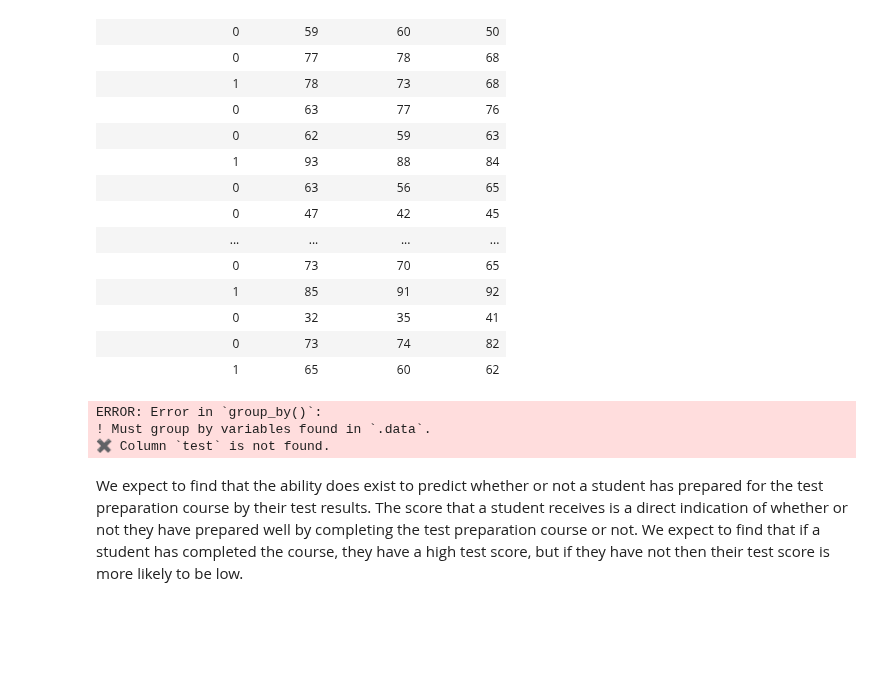
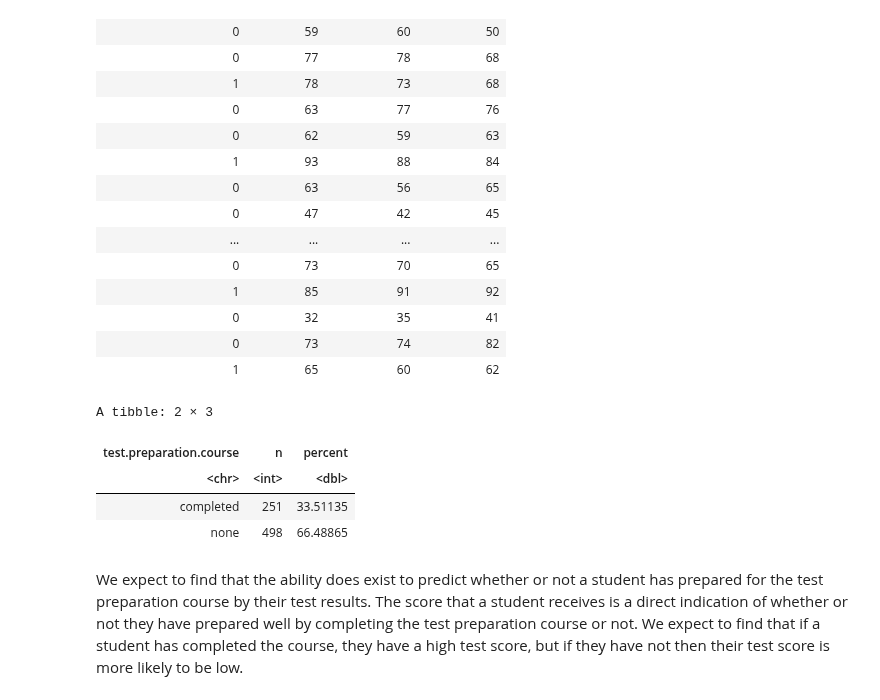
Before and after one commit to mayas02/dsci-100-2022w1-group-89, a Jupyter notebook: dataset.ipynb, the cells around one changed output. Saved outputs shown, nothing was run; the diff lists cells and outputs as text; code cells hidden in the pictures; blank space fills up the shorter version.

```diff
--- a/dataset.ipynb
+++ b/dataset.ipynb
@@ -114,17 +114,19 @@ A tibble: 1000 × 4
 # %%
 exam_split <- initial_split(exam_data, prop = 0.75, strata = test.preparation.course)
 exam_training <- training(exam_split)
 exam_testing <- testing(exam_split)
 
 exam_proportions <- exam_training |>
-                      group_by(test) |>
+                      group_by(test.preparation.course) |>
                       summarize(n = n()) |>
                       mutate(percent = 100*n/nrow(exam_training))
 exam_proportions
 # %% [output]
-ERROR: Error in `group_by()`:
-! Must group by variables found in `.data`.
-✖ Column `test` is not found.
+A tibble: 2 × 3
+| test.preparation.course | n | percent |
+| <chr> | <int> | <dbl> |
+| completed | 251 | 33.51135 |
+| none | 498 | 66.48865 |
 # %% [markdown]
 We expect to find that the ability does exist to predict whether or not a student has prepared for the test preparation course by their test results. The score that a student receives is a direct indication of whether or not they have prepared well by completing the test preparation course or not. We expect to find that if a student has completed the course, they have a high test score, but if they have not then their test score is more likely to be low.
 # %% [markdown]
```
